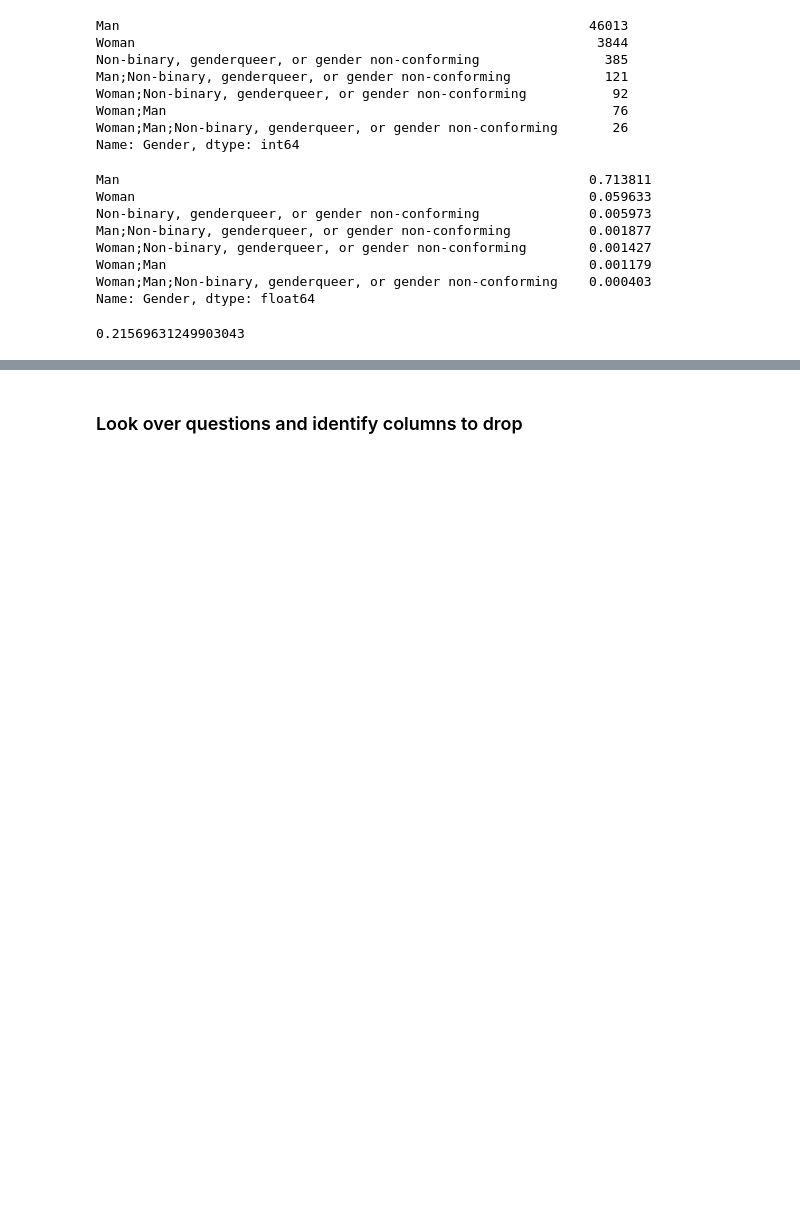
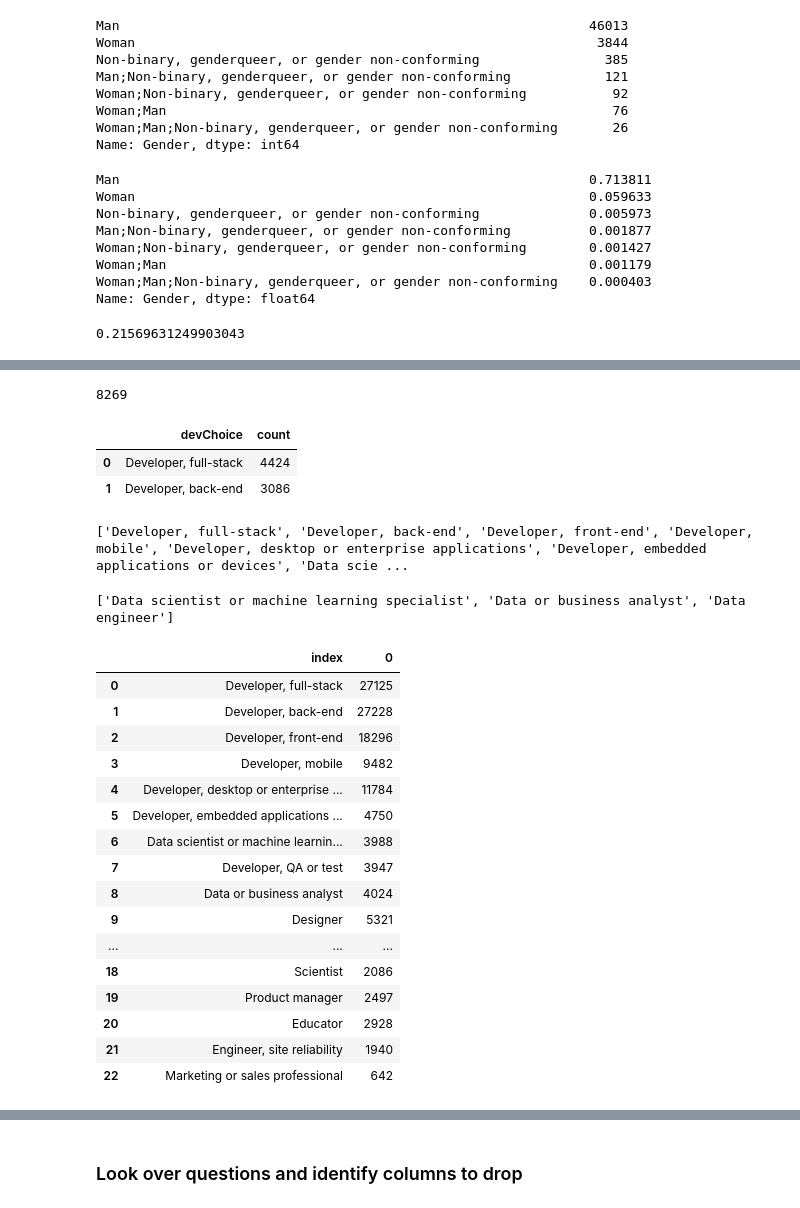
Before and after one commit to SolanaO/Developers_Survey_Analysis, a Jupyter notebook: stackBlogDataAnalysis.ipynb, the cells around one changed output, grey strips where cells are left out. Drawn from its saved outputs; the diff is of its cells as text; code cells hidden in the pictures; blank space fills up the shorter version.

```diff
--- a/stackBlogDataAnalysis.ipynb
+++ b/stackBlogDataAnalysis.ipynb
@@ -243,0 +284,7 @@ sns.countplot(data=df_most_repres_countries, x='Country', hue='Gender');
+# %%
+# rename the data engineer string
+df['DevType'] = df['DevType'].str.replace('Engineer, data', 'Data engineer')
+# %%
+# respondents choose more than one answer as we can see below
+developers = df.DevType.value_counts().reset_index()
+developers.head(4)
@@ -243,0 +297,13 @@ sns.countplot(data=df_most_repres_countries, x='Country', hue='Gender');
+# %%
+# how many combinations are there
+developers.shape[0]
+# %% [output]
+8269
+# %%
+# rename the columns in the results dataframe
+developers.rename(columns = {'index':'devChoice', 'DevType':'count'}, inplace=True)
+developers.head(2)
+# %% [output]
+|  | devChoice | count |
+| 0 | Developer, full-stack | 4424 |
+| 1 | Developer, back-end | 3086 |
@@ -243,0 +314,51 @@ sns.countplot(data=df_most_repres_countries, x='Country', hue='Gender');
+# %%
+# create a list of the individual answers that can be marked by a user
+dev_choice = list(developers.devChoice.str.split(';', expand=True)[0].unique())
+print(dev_choice)
+# %% [output]
+['Developer, full-stack', 'Developer, back-end', 'Developer, front-end', 'Developer, mobile', 'Developer, desktop or enterprise applications', 'Developer, embedded applications or devices', 'Data scie ...
+# %%
+# the list of data science related developers
+data_dev = [dev_choice[6], dev_choice[8], dev_choice[12]]
+print(data_dev)
+# %% [output]
+['Data scientist or machine learning specialist', 'Data or business analyst', 'Data engineer']
+# %%
+# create a function that will count type of strings
+def counts_strings(strings_list, dataframe, col):
+    """
+    Counts the number of occurences of a given string in
+    INPUT:
+        strings_list = list of strings to search for
+        dataframe
+        col = the column where to search for strings
+    OUTPUT:
+        dataframe with two columns
+    """
+    my_counts = defaultdict(int)
+    for entry in strings_list:
+        my_counts[entry] = dataframe[col].str.contains(entry).sum()
+    new_df = pd.DataFrame.from_dict(my_counts, orient = 'index').reset_index()
+    return new_df
+# %%
+# count the individual choices strings in the column DevTypes
+developers_types = counts_strings(dev_choice,df,'DevType')
+developers_types
+# %% [output]
+|  | index | 0 |
+| 0 | Developer, full-stack | 27125 |
+| 1 | Developer, back-end | 27228 |
+| 2 | Developer, front-end | 18296 |
+| 3 | Developer, mobile | 9482 |
+| 4 | Developer, desktop or enterprise ... | 11784 |
+| 5 | Developer, embedded applications ... | 4750 |
+| 6 | Data scientist or machine learnin... | 3988 |
+| 7 | Developer, QA or test | 3947 |
+| 8 | Data or business analyst | 4024 |
+| 9 | Designer | 5321 |
+| ... | ... | ... |
+| 18 | Scientist | 2086 |
+| 19 | Product manager | 2497 |
+| 20 | Educator | 2928 |
+| 21 | Engineer, site reliability | 1940 |
+| 22 | Marketing or sales professional | 642 |
```
Also changed, not shown: parts of 41 cells of this notebook.
